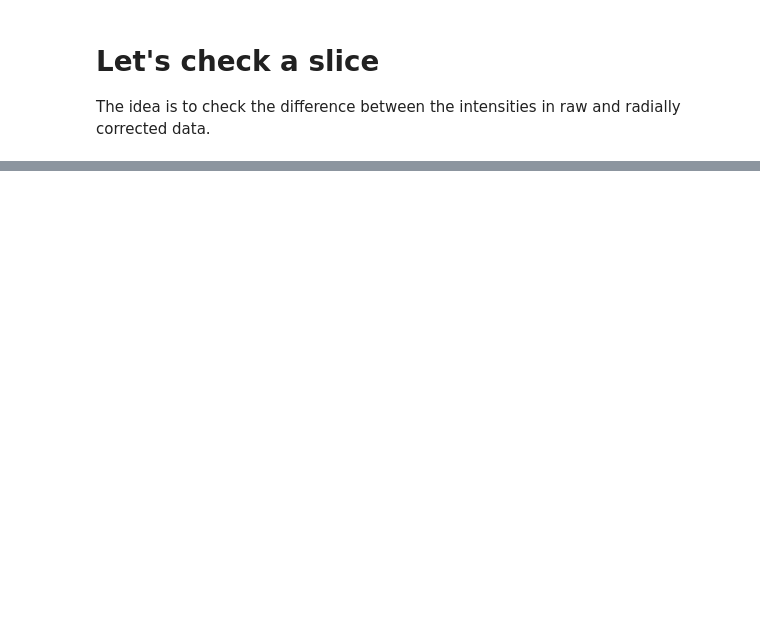
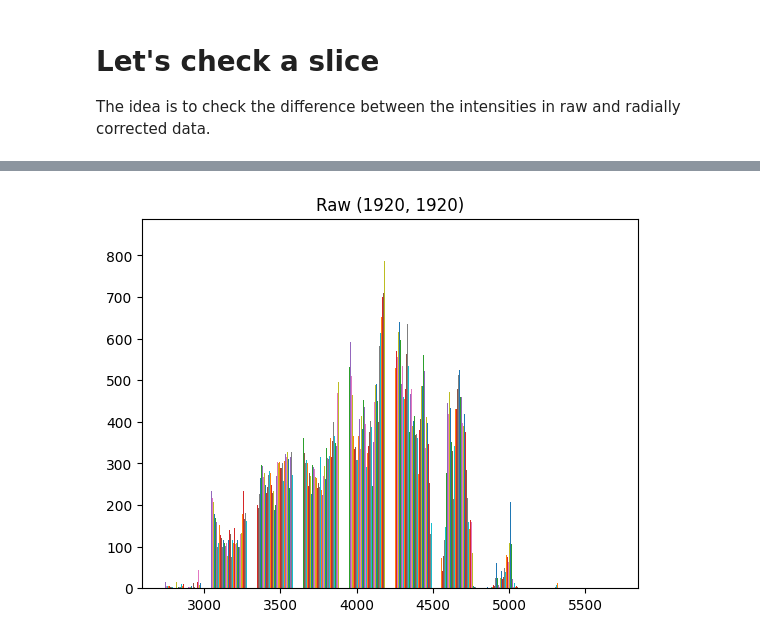
Before and after one commit to AllenNeuralDynamics/aind-z1-radial-correction, a Jupyter notebook: code/check_radial_correction.ipynb, the cells around one changed output, grey strips where cells are left out. Saved outputs shown, nothing was run; the diff lists cells and outputs as text; code cells hidden in the pictures; blank space fills up the shorter version.

```diff
--- a/code/check_radial_correction.ipynb
+++ b/code/check_radial_correction.ipynb
@@ -100,0 +107,6 @@ plt.show()
+# %%
+plt.hist(raw_tile[z])#, bins=256)
+plt.title(f"Raw {raw_tile[z].shape}")
+plt.show()
+# %% [output]
+[figure, added]
```
Also changed, not shown: parts of 6 cells of this notebook, 1 other file.
